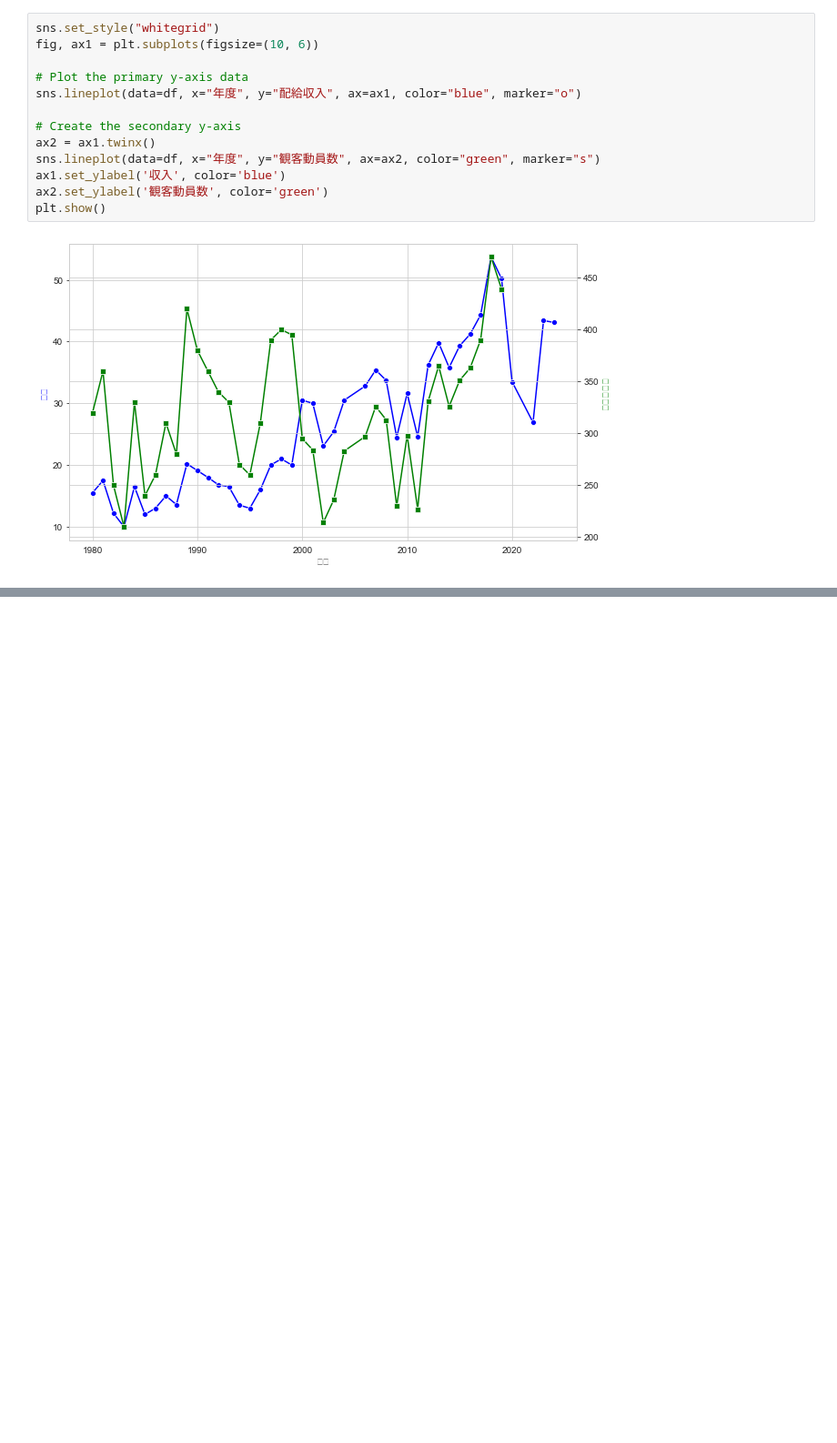
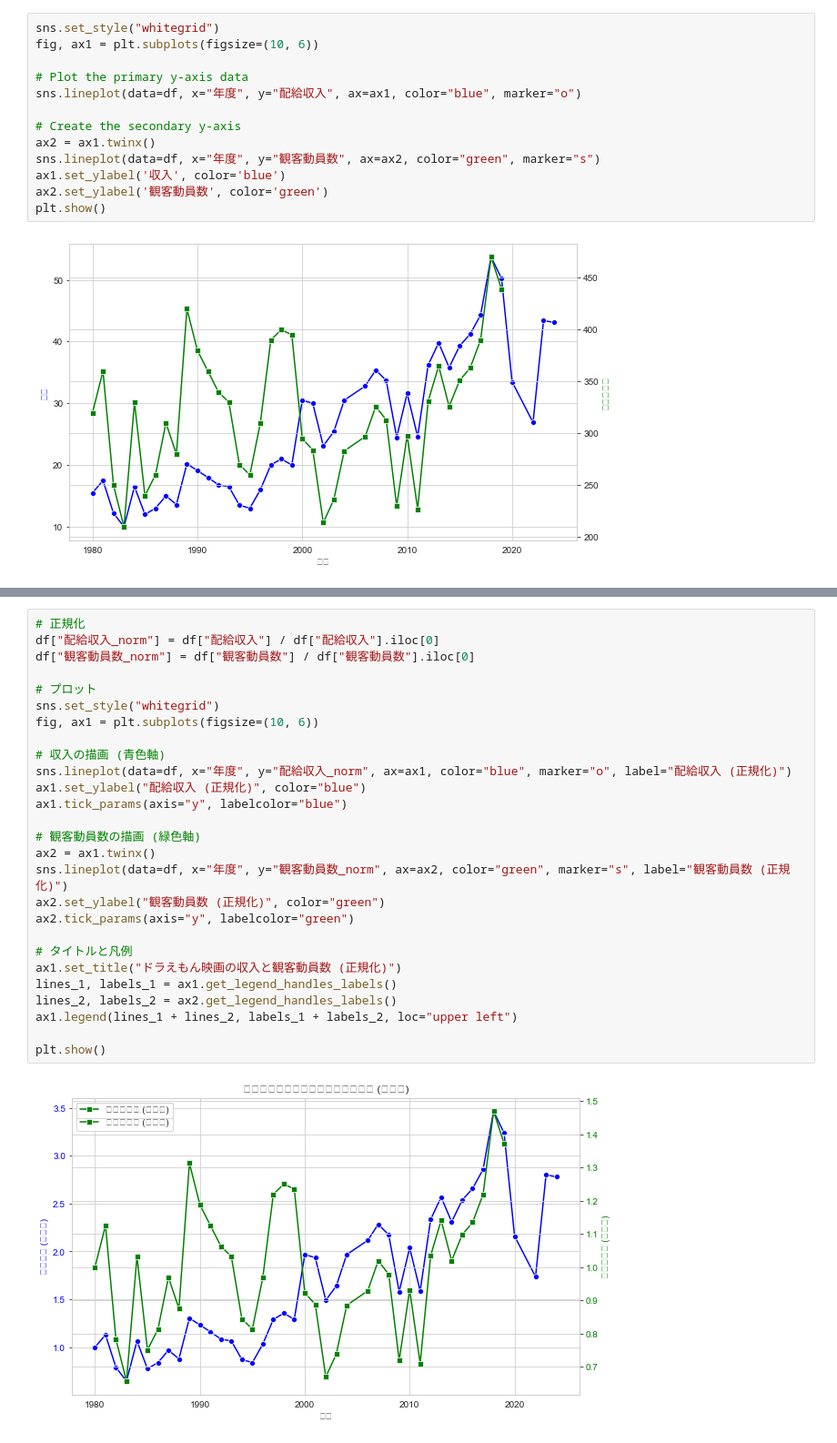
Before and after one commit to motttey/doraemon-machine-learning, a Jupyter notebook: doraeiga_data_analysis.ipynb, the cells around one changed output, grey strips where cells are left out. Shown at 91% size. Saved outputs shown, nothing was run; the diff lists cells and outputs as text; blank space fills up the shorter version.

```diff
--- a/doraeiga_data_analysis.ipynb
+++ b/doraeiga_data_analysis.ipynb
@@ -29,0 +50,29 @@ plt.show()
+# %%
+# 正規化
+df["配給収入_norm"] = df["配給収入"] / df["配給収入"].iloc[0]
+df["観客動員数_norm"] = df["観客動員数"] / df["観客動員数"].iloc[0]
+
+# プロット
+sns.set_style("whitegrid")
+fig, ax1 = plt.subplots(figsize=(10, 6))
+
+# 収入の描画 (青色軸)
+sns.lineplot(data=df, x="年度", y="配給収入_norm", ax=ax1, color="blue", marker="o", label="配給収入 (正規化)")
+ax1.set_ylabel("配給収入 (正規化)", color="blue")
+ax1.tick_params(axis="y", labelcolor="blue")
+
+# 観客動員数の描画 (緑色軸)
+ax2 = ax1.twinx()
+sns.lineplot(data=df, x="年度", y="観客動員数_norm", ax=ax2, color="green", marker="s", label="観客動員数 (正規化)")
+ax2.set_ylabel("観客動員数 (正規化)", color="green")
+ax2.tick_params(axis="y", labelcolor="green")
+
+# タイトルと凡例
+ax1.set_title("ドラえもん映画の収入と観客動員数 (正規化)")
+lines_1, labels_1 = ax1.get_legend_handles_labels()
+lines_2, labels_2 = ax2.get_legend_handles_labels()
+ax1.legend(lines_1 + lines_2, labels_1 + labels_2, loc="upper left")
+
+plt.show()
+# %% [output]
+[figure, added]
```
Also changed, not shown: parts of 2 cells of this notebook.
